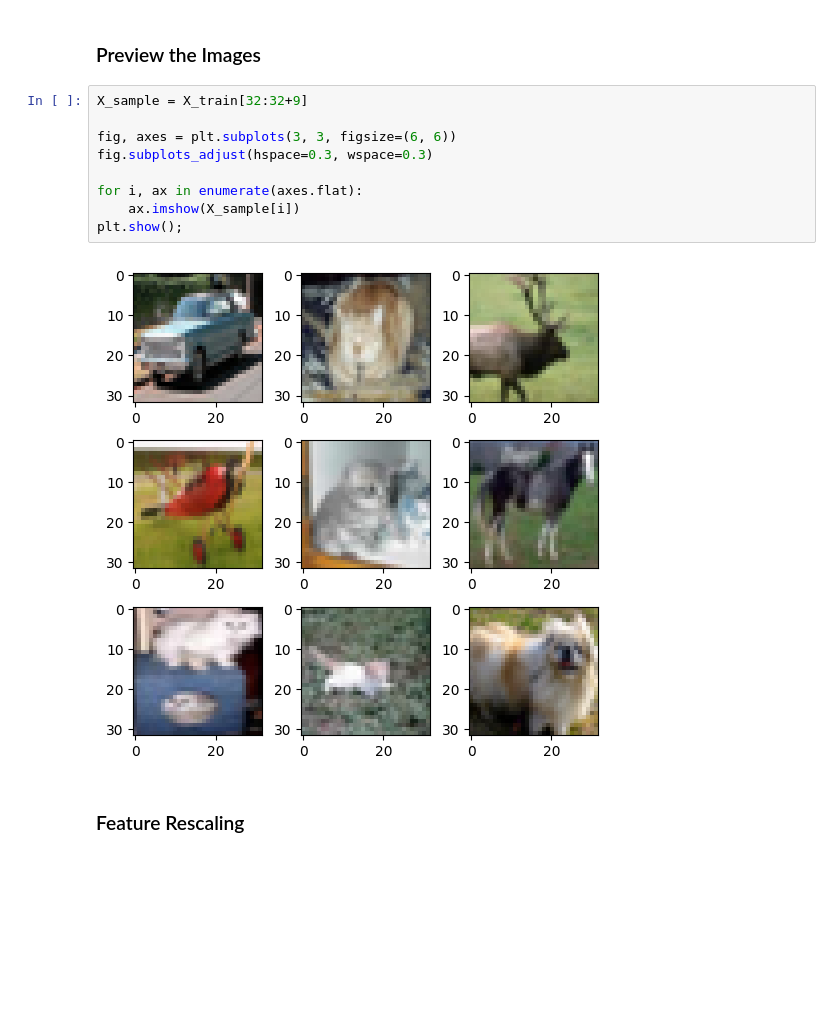
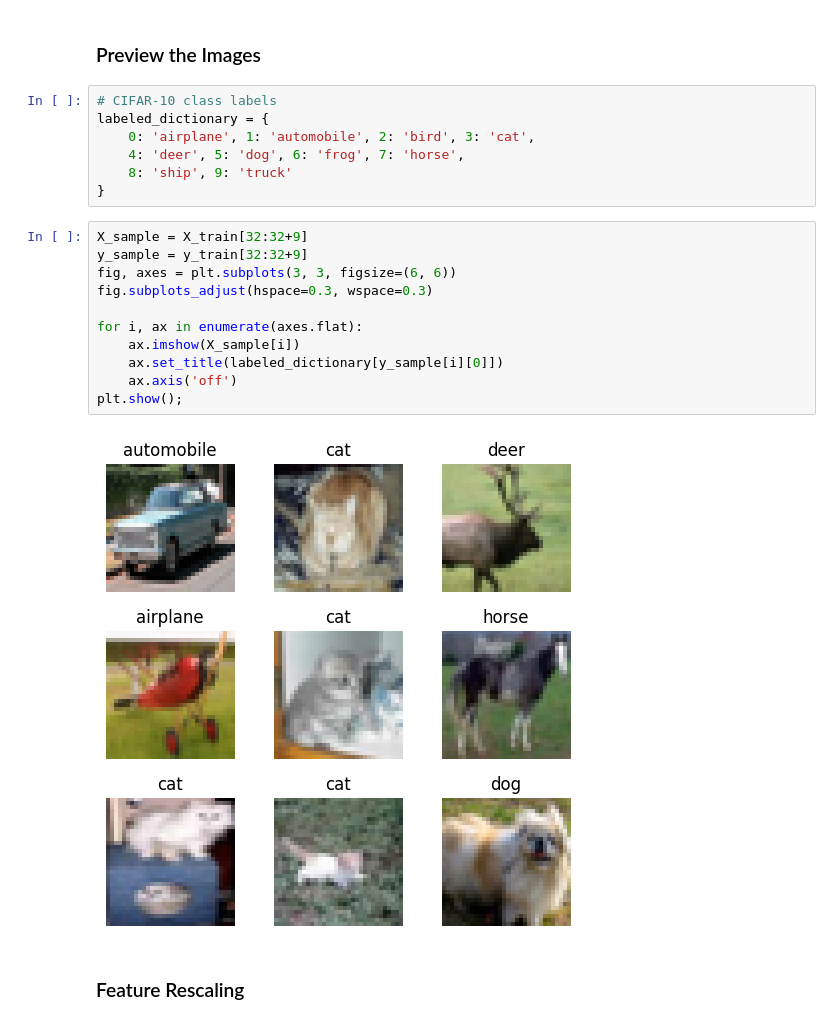
Before and after one commit to yasminkadry/Cifer10-mnist-datasets-with-CNN, a Jupyter notebook: cifer10&mnist_withCNN.ipynb, the cells around one changed output. Drawn from its saved outputs; the diff is of its cells as text; blank space fills up the shorter version.

```diff
--- a/cifer10&mnist_withCNN.ipynb
+++ b/cifer10&mnist_withCNN.ipynb
@@ -50,17 +52,26 @@ Shape of X_test: (10000, 32, 32, 3)
 Shape of y_test: (10000, 1)
 # %% [markdown]
 ### Preview the Images
+# %%
+# CIFAR-10 class labels
+labeled_dictionary = {
+    0: 'airplane', 1: 'automobile', 2: 'bird', 3: 'cat',
+    4: 'deer', 5: 'dog', 6: 'frog', 7: 'horse',
+    8: 'ship', 9: 'truck'
+}
 # %%
 X_sample = X_train[32:32+9]
-
+y_sample = y_train[32:32+9]
 fig, axes = plt.subplots(3, 3, figsize=(6, 6))
 fig.subplots_adjust(hspace=0.3, wspace=0.3)
 
 for i, ax in enumerate(axes.flat):
     ax.imshow(X_sample[i])
+    ax.set_title(labeled_dictionary[y_sample[i][0]])
+    ax.axis('off')
 plt.show();
 # %% [output]
-[figure, old version]
+[figure, new version]
 # %% [markdown]
 ### Feature Rescaling
 # %%
```
Also changed, not shown: parts of 56 cells of this notebook.
